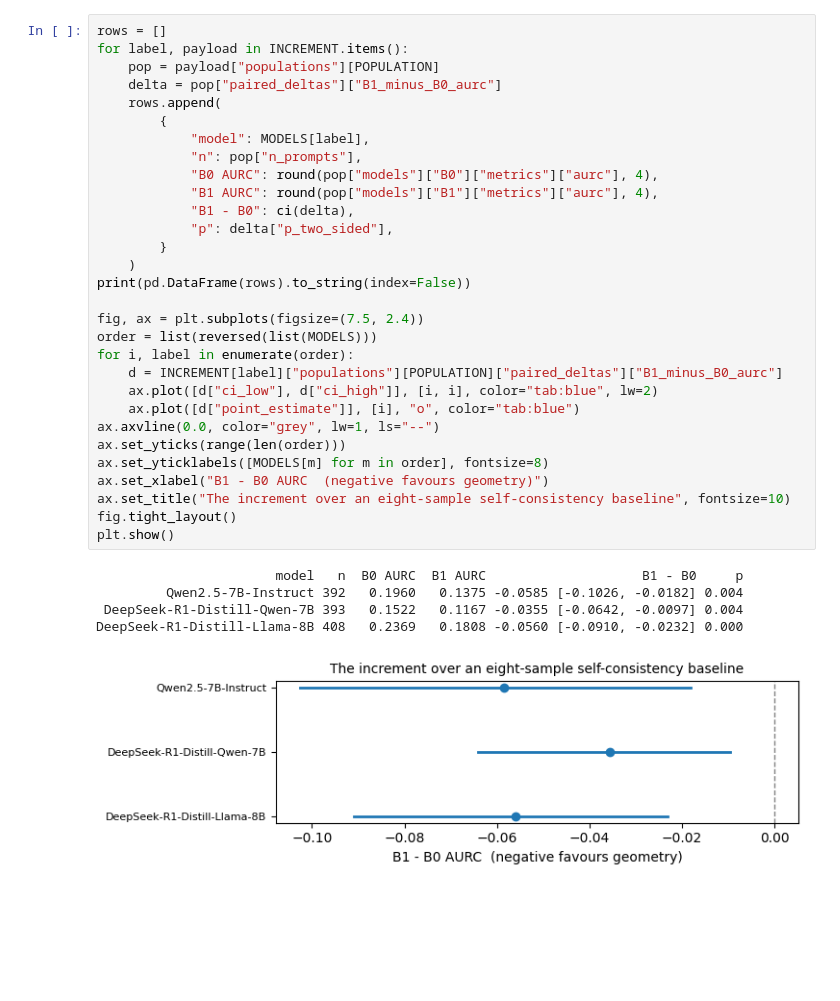
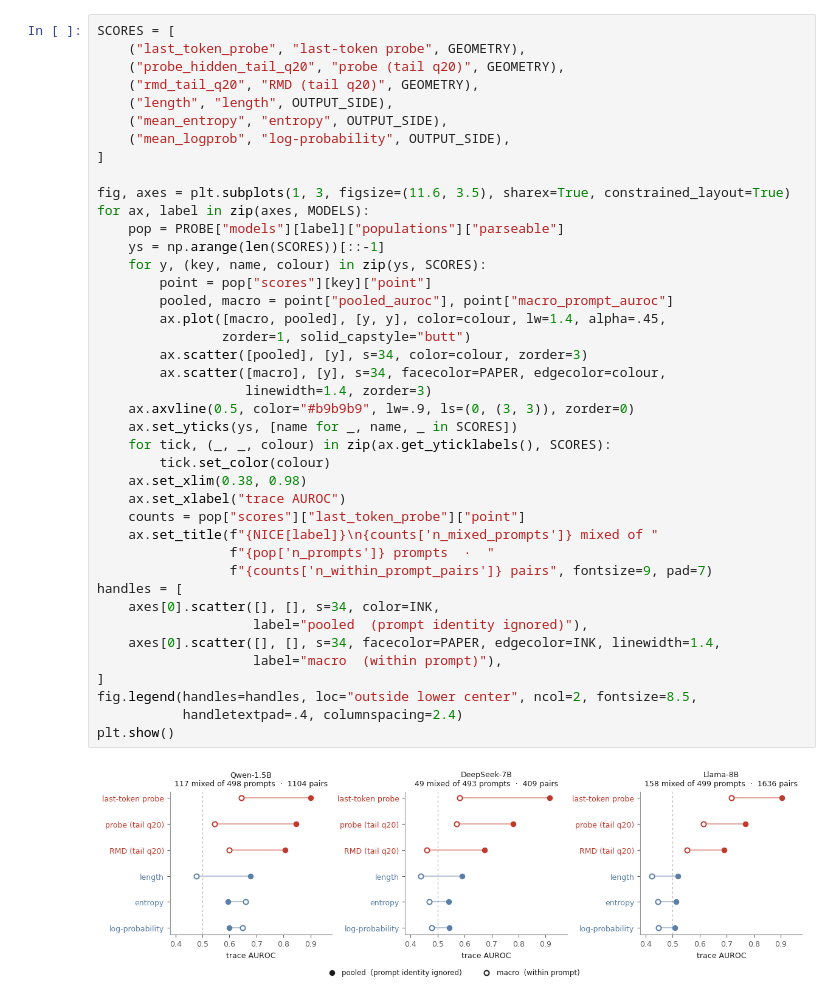
Before and after one commit to djaniak/reasoning-geometry, a Jupyter notebook: notebooks/14_rmd_paper_story.ipynb, the cells around one changed output. Saved outputs shown, nothing was run; the diff lists cells and outputs as text; blank space fills up the shorter version.

```diff
--- a/notebooks/14_rmd_paper_story.ipynb
+++ b/notebooks/14_rmd_paper_story.ipynb
@@ -177,37 +361,44 @@ Sources: `PAPER_STRATEGY.md` §3 and §7c, `EXPERIMENT_LOG.md` 2026-08-03 and
 # %%
-rows = []
-for label, payload in INCREMENT.items():
-    pop = payload["populations"][POPULATION]
-    delta = pop["paired_deltas"]["B1_minus_B0_aurc"]
-    rows.append(
-        {
-            "model": MODELS[label],
-            "n": pop["n_prompts"],
-            "B0 AURC": round(pop["models"]["B0"]["metrics"]["aurc"], 4),
-            "B1 AURC": round(pop["models"]["B1"]["metrics"]["aurc"], 4),
-            "B1 - B0": ci(delta),
-            "p": delta["p_two_sided"],
-        }
-    )
-print(pd.DataFrame(rows).to_string(index=False))
+SCORES = [
+    ("last_token_probe", "last-token probe", GEOMETRY),
+    ("probe_hidden_tail_q20", "probe (tail q20)", GEOMETRY),
+    ("rmd_tail_q20", "RMD (tail q20)", GEOMETRY),
+    ("length", "length", OUTPUT_SIDE),
+    ("mean_entropy", "entropy", OUTPUT_SIDE),
+    ("mean_logprob", "log-probability", OUTPUT_SIDE),
+]
 
-fig, ax = plt.subplots(figsize=(7.5, 2.4))
-order = list(reversed(list(MODELS)))
-for i, label in enumerate(order):
-    d = INCREMENT[label]["populations"][POPULATION]["paired_deltas"]["B1_minus_B0_aurc"]
-    ax.plot([d["ci_low"], d["ci_high"]], [i, i], color="tab:blue", lw=2)
-    ax.plot([d["point_estimate"]], [i], "o", color="tab:blue")
-ax.axvline(0.0, color="grey", lw=1, ls="--")
-ax.set_yticks(range(len(order)))
-ax.set_yticklabels([MODELS[m] for m in order], fontsize=8)
-ax.set_xlabel("B1 - B0 AURC  (negative favours geometry)")
-ax.set_title("The increment over an eight-sample self-consistency baseline", fontsize=10)
-fig.tight_layout()
+fig, axes = plt.subplots(1, 3, figsize=(11.6, 3.5), sharex=True, constrained_layout=True)
+for ax, label in zip(axes, MODELS):
+    pop = PROBE["models"][label]["populations"]["parseable"]
+    ys = np.arange(len(SCORES))[::-1]
+    for y, (key, name, colour) in zip(ys, SCORES):
+        point = pop["scores"][key]["point"]
+        pooled, macro = point["pooled_auroc"], point["macro_prompt_auroc"]
+        ax.plot([macro, pooled], [y, y], color=colour, lw=1.4, alpha=.45,
+                zorder=1, solid_capstyle="butt")
+        ax.scatter([pooled], [y], s=34, color=colour, zorder=3)
+        ax.scatter([macro], [y], s=34, facecolor=PAPER, edgecolor=colour,
+                   linewidth=1.4, zorder=3)
+    ax.axvline(0.5, color="#b9b9b9", lw=.9, ls=(0, (3, 3)), zorder=0)
+    ax.set_yticks(ys, [name for _, name, _ in SCORES])
+    for tick, (_, _, colour) in zip(ax.get_yticklabels(), SCORES):
+        tick.set_color(colour)
+    ax.set_xlim(0.38, 0.98)
+    ax.set_xlabel("trace AUROC")
+    counts = pop["scores"]["last_token_probe"]["point"]
+    ax.set_title(f"{NICE[label]}\n{counts['n_mixed_prompts']} mixed of "
+                 f"{pop['n_prompts']} prompts  ·  "
+                 f"{counts['n_within_prompt_pairs']} pairs", fontsize=9, pad=7)
+handles = [
+    axes[0].scatter([], [], s=34, color=INK,
+                    label="pooled  (prompt identity ignored)"),
+    axes[0].scatter([], [], s=34, facecolor=PAPER, edgecolor=INK, linewidth=1.4,
+                    label="macro  (within prompt)"),
+]
+fig.legend(handles=handles, loc="outside lower center", ncol=2, fontsize=8.5,
+           handletextpad=.4, columnspacing=2.4)
 plt.show()
 # %% [output]
-                       model   n  B0 AURC  B1 AURC                    B1 - B0     p
-         Qwen2.5-7B-Instruct 392   0.1960   0.1375 -0.0585 [-0.1026, -0.0182] 0.004
- DeepSeek-R1-Distill-Qwen-7B 393   0.1522   0.1167 -0.0355 [-0.0642, -0.0097] 0.004
-DeepSeek-R1-Distill-Llama-8B 408   0.2369   0.1808 -0.0560 [-0.0910, -0.0232] 0.000
-[figure, old version]
+[figure, new version]
 # %% [markdown]
```
Also changed, not shown: parts of 23 cells of this notebook, 1 other file.
